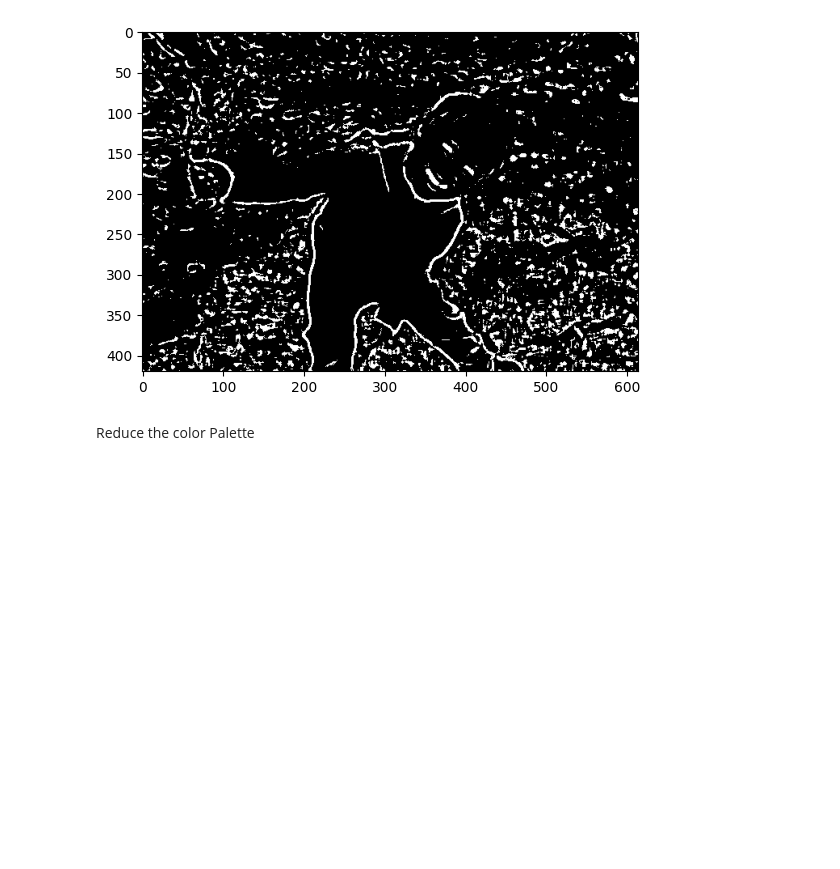
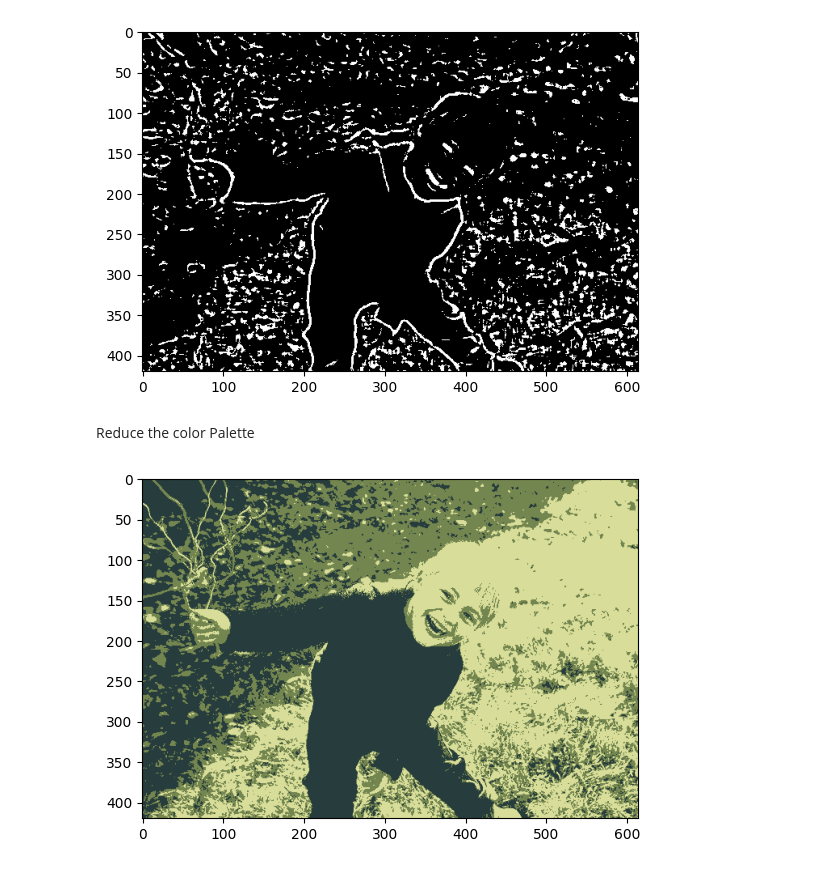
Before and after one commit to ShrijaVarma/cartoon-effect-on-images, a Jupyter notebook: cartoon_effect_on_images.ipynb, the cells around one changed output. Cells and saved outputs as stored; diff of their text form; code cells hidden in the pictures; blank space fills up the shorter version.

Commit message:
implement color quantization using k-means clustering

```diff
--- a/cartoon_effect_on_images.ipynb
+++ b/cartoon_effect_on_images.ipynb
@@ -51,13 +51,24 @@ plt.show()
 Reduce the color Palette
 # %%
 def color_quantization(img, k):
-   ## Transform the image
-   data = np.float32(img).reshape((-1, 3))
-   ## Determine Criteria
-   criteria = (cv2.TERM_CRITERIA_EPS + cv2.TERM_CRITERIA_MAX_ITER, 20, 0.001)
-   ## Implenting the k-mean
-   ret, label, center = cv2,kmeans(data, k, None, criteria, 10, cv2.KMEANS_RANDOM_CENTERS)
-   center = np.uint8(ceter)
-   result = center[label.flatten()]
-   result = result.reshape(img.shape)
-   return result
+    # Transform the image
+    data = np.float32(img).reshape((-1, 3))
+
+    # Determine criteria for k-means
+    criteria = (cv2.TERM_CRITERIA_EPS + cv2.TERM_CRITERIA_MAX_ITER, 20, 0.001)
+
+    # Implementing k-means clustering
+    ret, label, center = cv2.kmeans(data, k, None, criteria, 10, cv2.KMEANS_RANDOM_CENTERS)
+
+    # Convert cluster centers to uint8 and reshape to image format
+    center = np.uint8(center)
+    result = center[label.flatten()]
+    result = result.reshape(img.shape)
+
+    return result
+# %%
+img = color_quantization(img, k=3)
+plt.imshow(img)
+plt.show()
+# %% [output]
+[figure, added]
```
